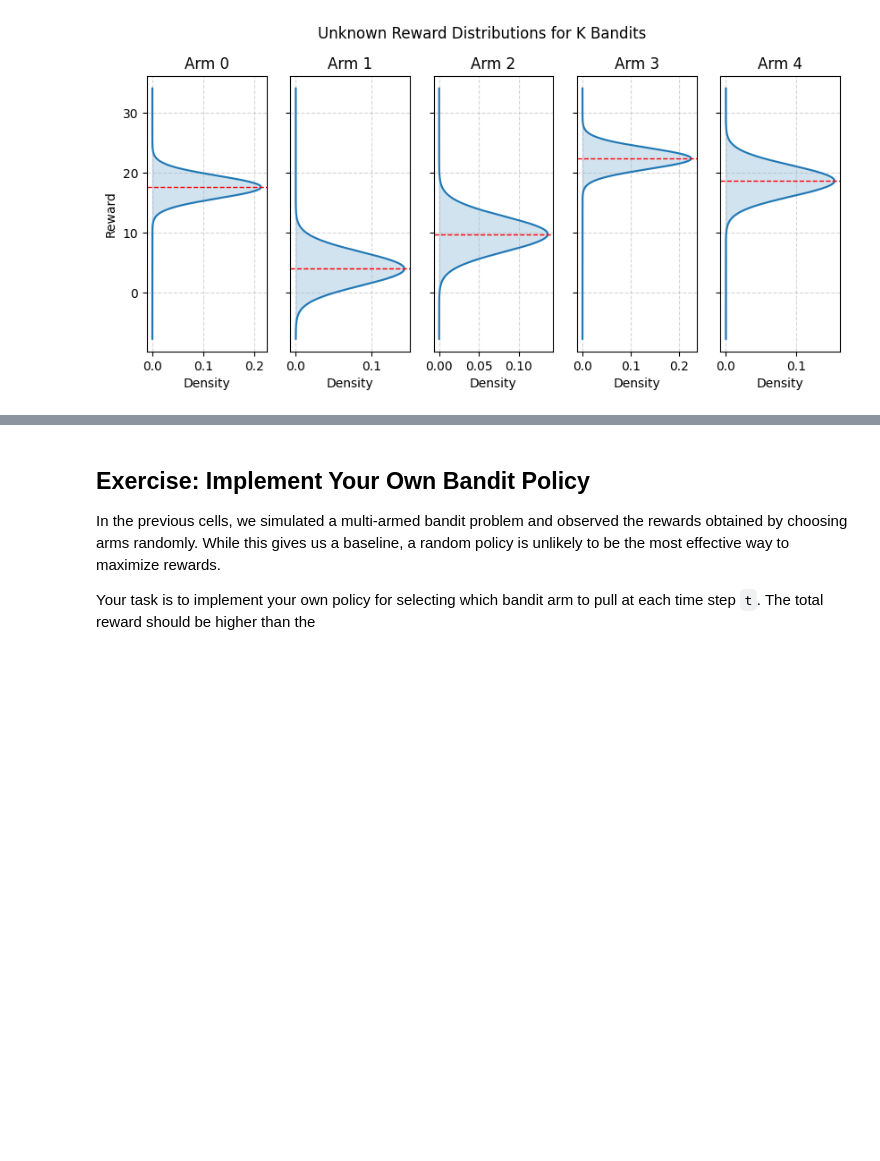
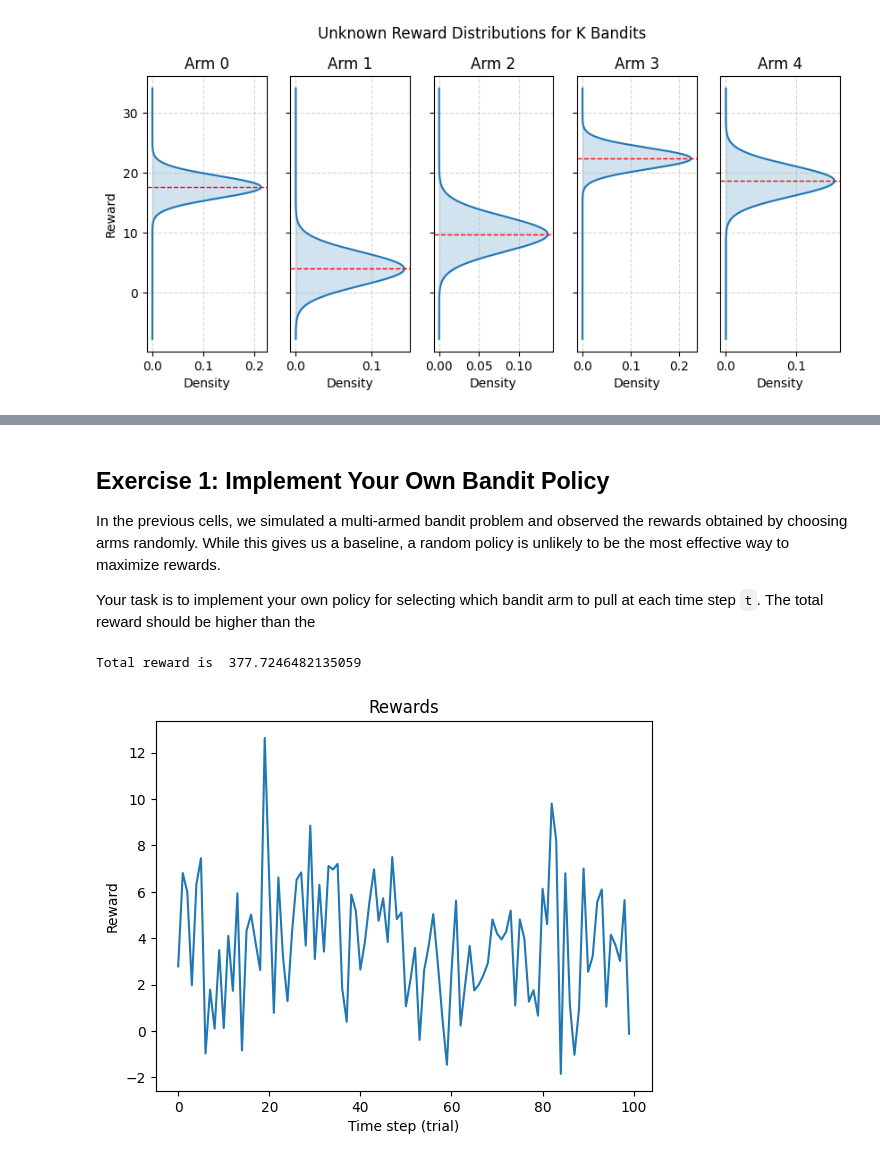
Before and after one commit to dsaldana/reinforcement-learning-course, a Jupyter notebook: lab1-bandit.ipynb, the cells around one changed output, grey strips where cells are left out. Cells and saved outputs as stored; diff of their text form; code cells hidden in the pictures; blank space fills up the shorter version.

```diff
--- a/lab1-bandit.ipynb
+++ b/lab1-bandit.ipynb
@@ -79,5 +77,5 @@ Total reward is  1255.8042813463567
 # %% [markdown]
-## Exercise: Implement Your Own Bandit Policy
+## Exercise 1: Implement Your Own Bandit Policy
 
 In the previous cells, we simulated a multi-armed bandit problem and observed the rewards obtained by choosing arms randomly. While this gives us a baseline, a random policy is unlikely to be the most effective way to maximize rewards.
 
@@ -85,24 +83,27 @@ Your task is to implement your own policy for selecting which bandit arm to pull
 # %%
 # Rewards
 rewards = []
 
 # For T trials, chose a random arm
 for t in range(T):
   # Action: Choose a random arm
-  a =  ############################ YOUR POLICY HERE #################
+  a = 1 ############################ YOUR POLICY HERE #################
 
   # Reward
   r = np.random.normal(bandit_mean[a], bandit_std[a])
   rewards.append(r)
 
 
 # Total reward
 total = sum(rewards)
 
 # Plot results
 plot(rewards)
 plt.title("Rewards")
 xlabel("Time step (trial)")
 ylabel("Reward")
 
 print("Total reward is ", total)
+# %% [output]
+Total reward is  377.7246482135059
+[figure, added]
```
Also changed, not shown: parts of 12 cells of this notebook.
